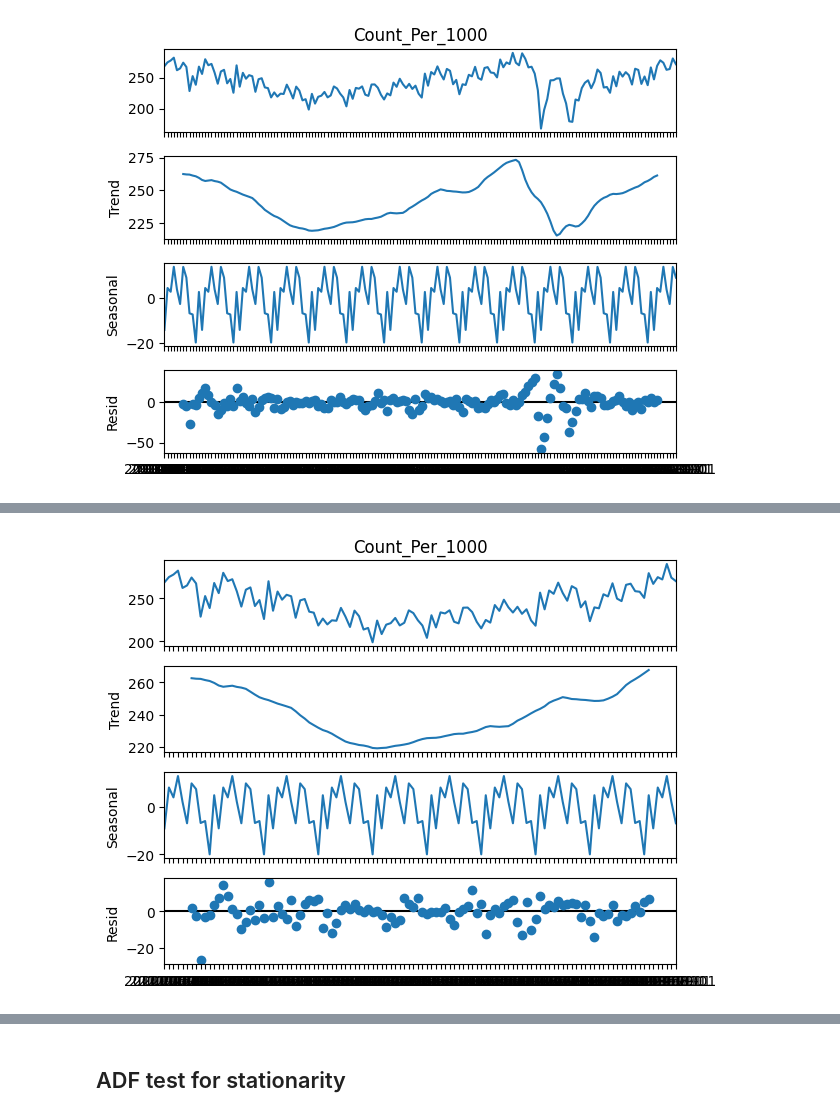
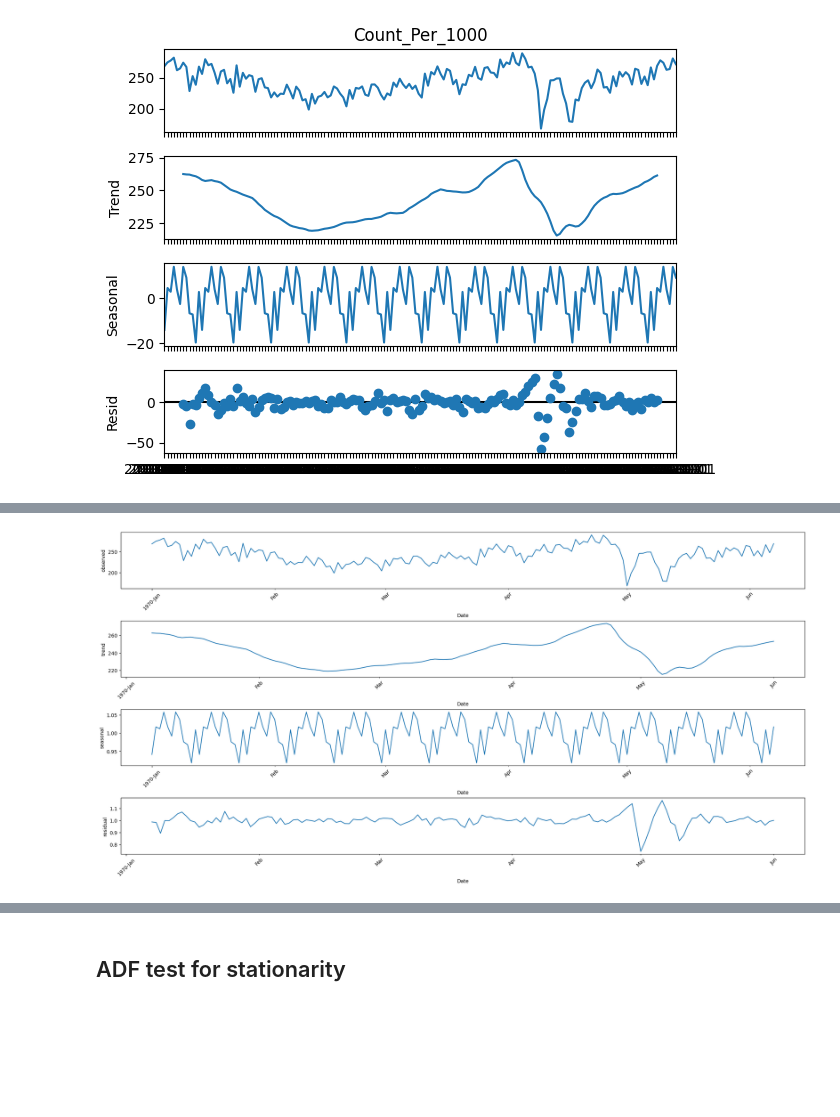
Before and after one commit to JamieW365/londoncrime, a Jupyter notebook: notebooks/exploratory/jw-3-modelling.ipynb, the cells around one changed output, grey strips where cells are left out. Saved outputs shown, nothing was run; the diff lists cells and outputs as text; code cells hidden in the pictures; blank space fills up the shorter version.

```diff
--- a/notebooks/exploratory/jw-3-modelling.ipynb
+++ b/notebooks/exploratory/jw-3-modelling.ipynb
@@ -66,6 +66,3 @@ df_train.plot(figsize=(12, 8))
 # %%
-
-seasonal_decomp = seasonal_decompose(x=df_train, model="additive", period=12)
-seasonal_decomp.plot();
+s_dec_additive = seasonal_decompose(x=df_train, model="additive", period=12)
+s_dec_multiplicative = seasonal_decompose(x=df_train, model="multiplicative", period=12)
-# %% [output]
-[figure, removed]
@@ -71,0 +76,26 @@ seasonal_decomp.plot();
+# %%
+observed = s_dec_multiplicative.observed
+trend = s_dec_multiplicative.trend
+seasonal = s_dec_multiplicative.seasonal
+residual = s_dec_multiplicative.resid
+
+df_multiplicative = pd.DataFrame({"observed":observed, "trend":trend, "seasonal":seasonal,"residual":residual})
+# %%
+from matplotlib import dates as mdates
+years = mdates.YearLocator()    # only print label for the years
+months = mdates.MonthLocator()  # mark months as ticks
+years_fmt = mdates.DateFormatter('%Y-%b')
+fmt = mdates.DateFormatter('%b')
+
+fig, axes = plt.subplots(nrows=4,ncols=1, figsize=(20, 10), constrained_layout=True)
+for i, ax in enumerate(axes):
+    ax = df_multiplicative.iloc[:,i].plot(ax=ax)
+    ax.xaxis.set_major_locator(years)
+    ax.xaxis.set_major_formatter(years_fmt)
+    ax.xaxis.set_minor_locator(months)
+    ax.xaxis.set_minor_formatter(fmt)
+    ax.set_ylabel(df_multiplicative.iloc[:,i].name)
+    plt.setp(ax.xaxis.get_minorticklabels(), rotation=45)
+    plt.setp(ax.xaxis.get_majorticklabels(), rotation=45)
+# %% [output]
+[figure, added]
```
Also changed, not shown: parts of 16 cells of this notebook.
